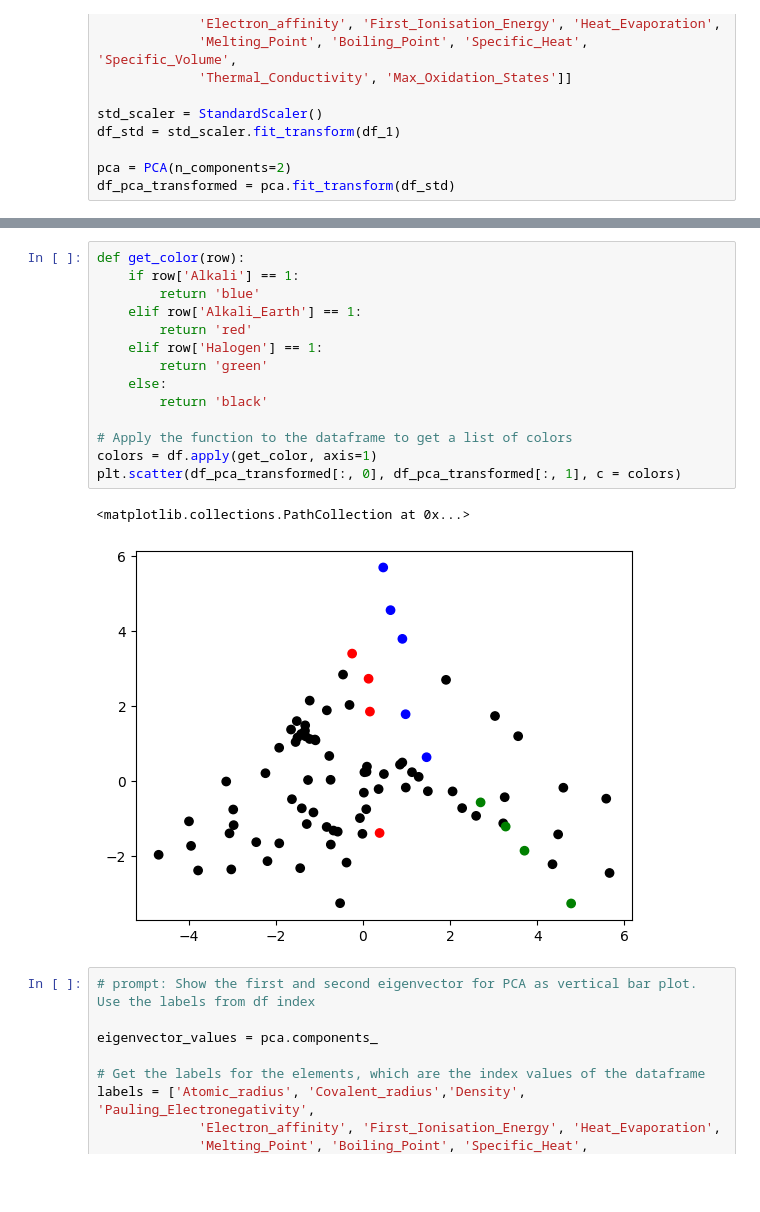
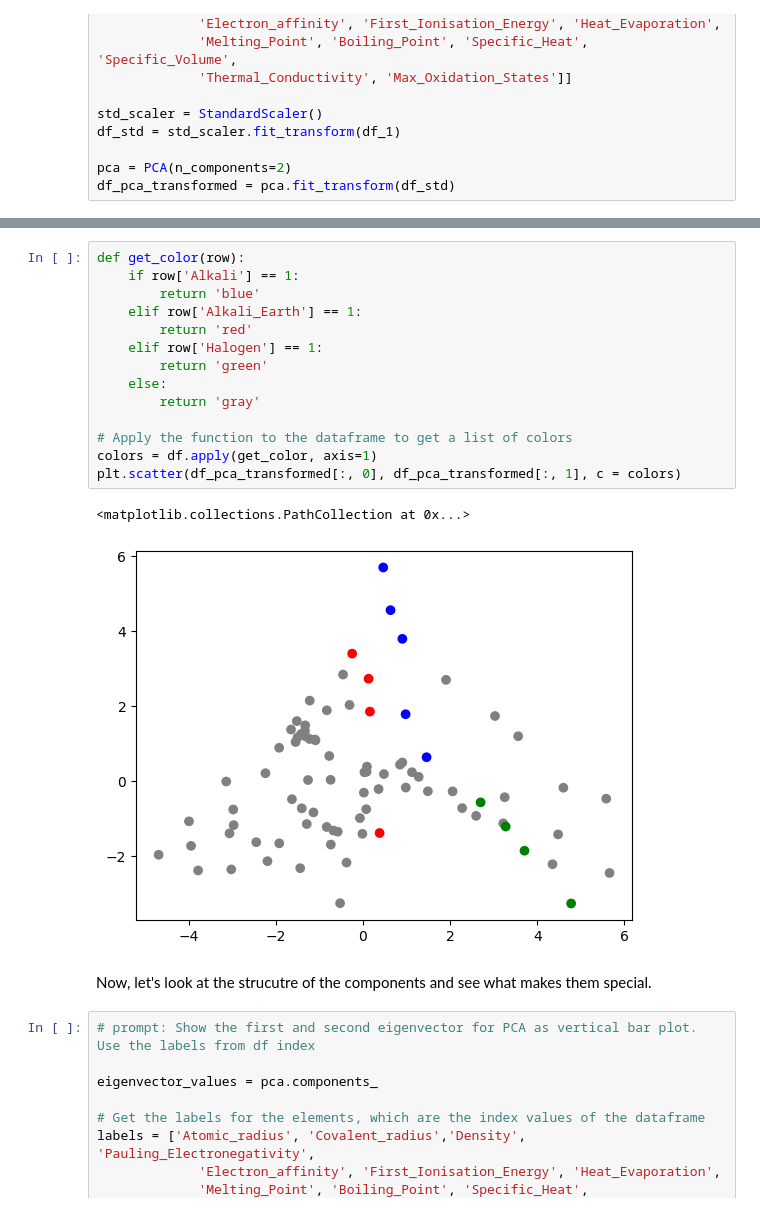
Before and after one commit to SergeiVKalinin/MSE_Fall2023, a Jupyter notebook: Module 4/10_PCA_LDA_Elements.ipynb, the cells around one changed output, grey strips where cells are left out. Saved outputs shown, nothing was run; the diff lists cells and outputs as text; blank space fills up the shorter version.

```diff
--- a/Module 4/10_PCA_LDA_Elements.ipynb
+++ b/Module 4/10_PCA_LDA_Elements.ipynb
@@ -101,20 +103,22 @@ df_pca_transformed = pca.fit_transform(df_std)
 # %%
 def get_color(row):
     if row['Alkali'] == 1:
         return 'blue'
     elif row['Alkali_Earth'] == 1:
         return 'red'
     elif row['Halogen'] == 1:
         return 'green'
     else:
-        return 'black'
+        return 'gray'
 
 # Apply the function to the dataframe to get a list of colors
 colors = df.apply(get_color, axis=1)
 plt.scatter(df_pca_transformed[:, 0], df_pca_transformed[:, 1], c = colors)
 # %% [output]
 <matplotlib.collections.PathCollection at 0x...>
-[figure, old version]
+[figure, new version]
+# %% [markdown]
+Now, let's look at the strucutre of the components and see what makes them special.
 # %%
 # prompt: Show the first and second eigenvector for PCA as vertical bar plot. Use the labels from df index
 
```
Also changed, not shown: parts of 42 cells of this notebook.
